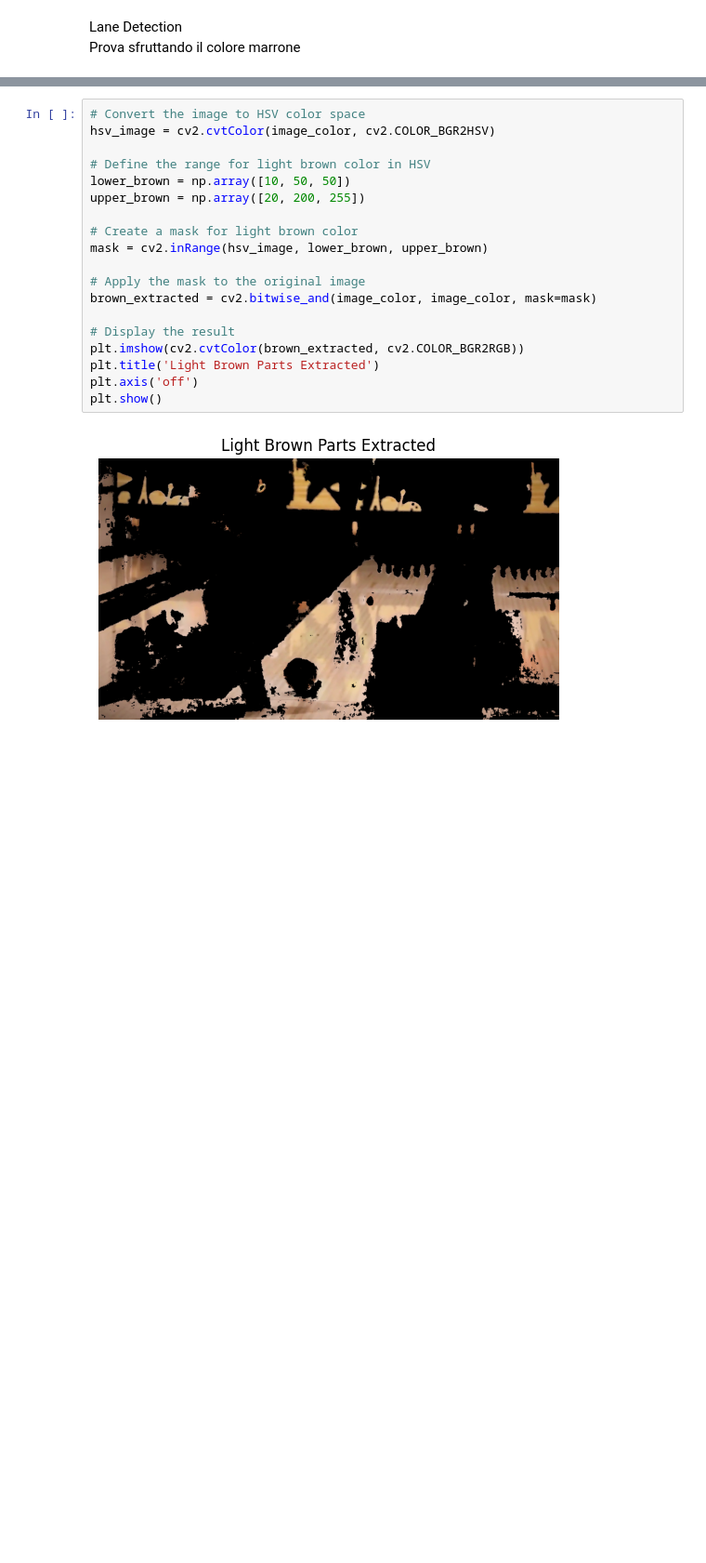
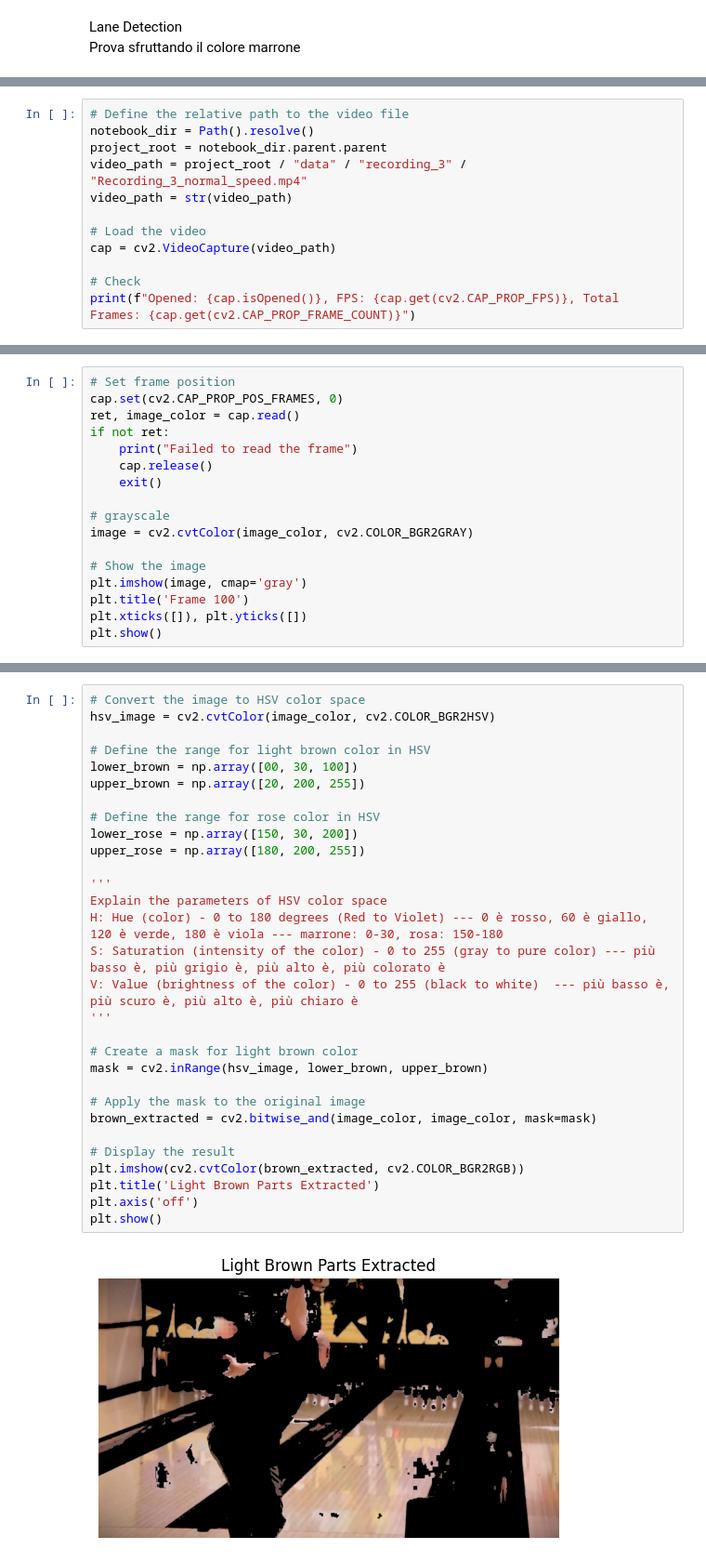
Before and after one commit to CorraPiano/bowling-analysis, a Jupyter notebook: notebook/lane_detection/lane_detection_test_colored.ipynb, the cells around one changed output, grey strips where cells are left out. Shown at 93% size. Saved outputs shown, nothing was run; the diff lists cells and outputs as text; blank space fills up the shorter version.

```diff
--- a/notebook/lane_detection/lane_detection_test_colored.ipynb
+++ b/notebook/lane_detection/lane_detection_test_colored.ipynb
@@ -25,0 +12,12 @@ plt.show()
+# %%
+# Define the relative path to the video file
+notebook_dir = Path().resolve()
+project_root = notebook_dir.parent.parent
+video_path = project_root / "data" / "recording_3" / "Recording_3_normal_speed.mp4"
+video_path = str(video_path)
+
+# Load the video
+cap = cv2.VideoCapture(video_path)
+
+# Check
+print(f"Opened: {cap.isOpened()}, FPS: {cap.get(cv2.CAP_PROP_FPS)}, Total Frames: {cap.get(cv2.CAP_PROP_FRAME_COUNT)}")
@@ -25,0 +28,17 @@ plt.show()
+# %%
+# Set frame position
+cap.set(cv2.CAP_PROP_POS_FRAMES, 0)
+ret, image_color = cap.read()
+if not ret:
+    print("Failed to read the frame")
+    cap.release()
+    exit()
+
+# grayscale
+image = cv2.cvtColor(image_color, cv2.COLOR_BGR2GRAY)
+
+# Show the image
+plt.imshow(image, cmap='gray')
+plt.title('Frame 100')
+plt.xticks([]), plt.yticks([])
+plt.show()
@@ -26,21 +47,32 @@ plt.show()
 # %%
 # Convert the image to HSV color space
 hsv_image = cv2.cvtColor(image_color, cv2.COLOR_BGR2HSV)
 
 # Define the range for light brown color in HSV
-lower_brown = np.array([10, 50, 50])
+lower_brown = np.array([00, 30, 100])
 upper_brown = np.array([20, 200, 255])
+
+# Define the range for rose color in HSV
+lower_rose = np.array([150, 30, 200])
+upper_rose = np.array([180, 200, 255])
+
+'''
+Explain the parameters of HSV color space
+H: Hue (color) - 0 to 180 degrees (Red to Violet) --- 0 è rosso, 60 è giallo, 120 è verde, 180 è viola --- marrone: 0-30, rosa: 150-180
+S: Saturation (intensity of the color) - 0 to 255 (gray to pure color) --- più basso è, più grigio è, più alto è, più colorato è
+V: Value (brightness of the color) - 0 to 255 (black to white)  --- più basso è, più scuro è, più alto è, più chiaro è
+'''
 
 # Create a mask for light brown color
 mask = cv2.inRange(hsv_image, lower_brown, upper_brown)
 
 # Apply the mask to the original image
 brown_extracted = cv2.bitwise_and(image_color, image_color, mask=mask)
 
 # Display the result
 plt.imshow(cv2.cvtColor(brown_extracted, cv2.COLOR_BGR2RGB))
 plt.title('Light Brown Parts Extracted')
 plt.axis('off')
 plt.show()
 # %% [output]
-[figure, old version]
+[figure, new version]
```
Also changed, not shown: parts of 14 cells of this notebook, 2 other files.
